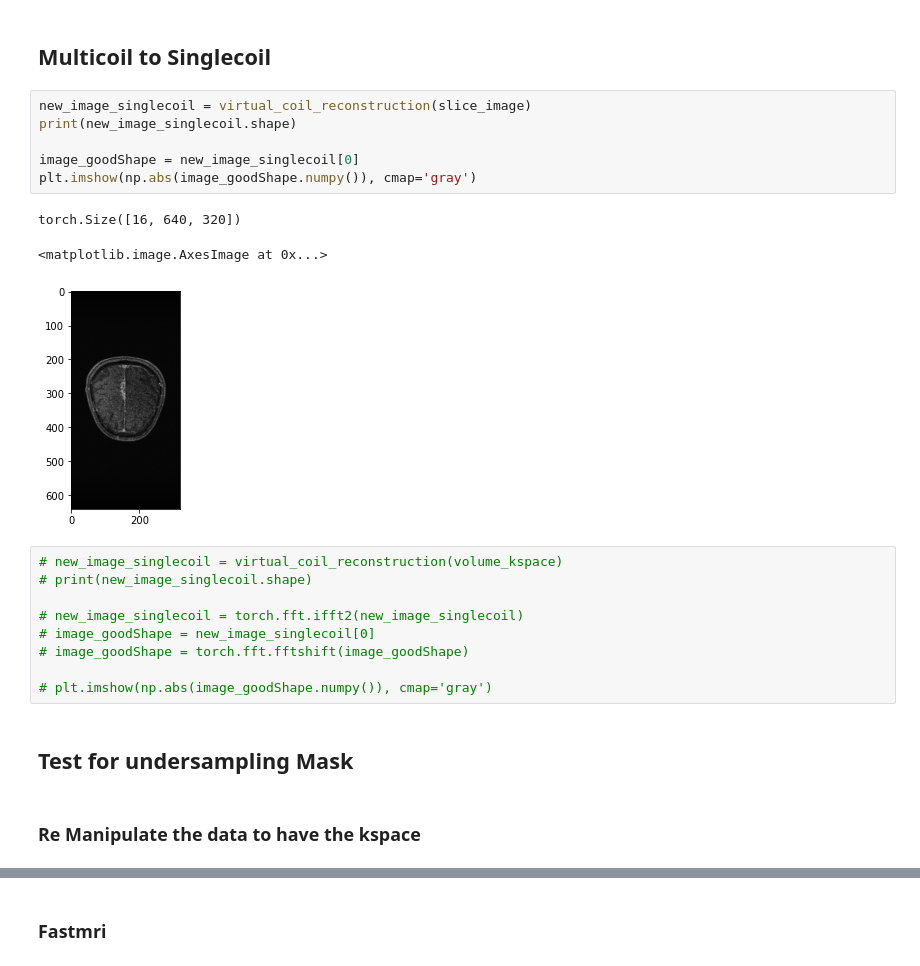
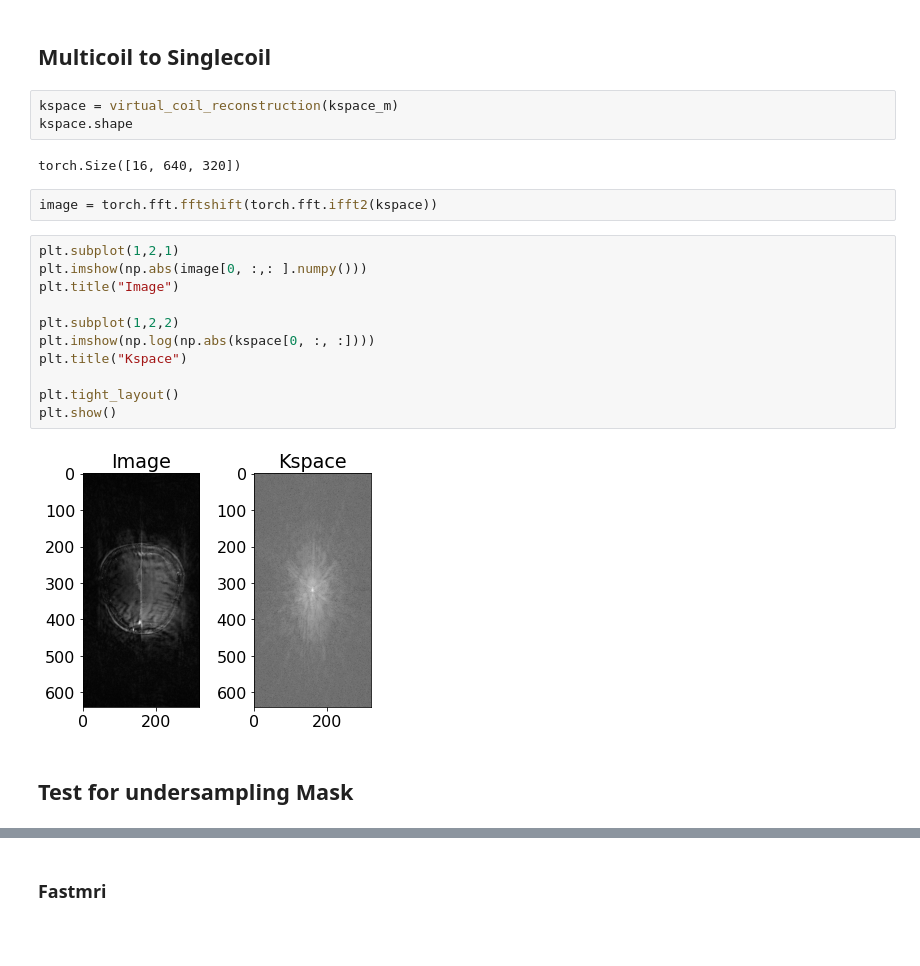
Before and after one commit to mind-inria/mri-dl-recon, a Jupyter notebook: src/mri_dlrecon/functions_torch/tuto_function_torch.ipynb, the cells around one changed output, grey strips where cells are left out. Drawn from its saved outputs; the diff is of its cells as text; blank space fills up the shorter version.

```diff
--- a/src/mri_dlrecon/functions_torch/tuto_function_torch.ipynb
+++ b/src/mri_dlrecon/functions_torch/tuto_function_torch.ipynb
@@ -56,25 +44,24 @@ slices_images = slice_image[slice_image.shape[1]-1]
 # %% [markdown]
 ## Multicoil to Singlecoil
-# %%
-new_image_singlecoil = virtual_coil_reconstruction(slice_image)
-print(new_image_singlecoil.shape)
-
-image_goodShape = new_image_singlecoil[0]
-plt.imshow(np.abs(image_goodShape.numpy()), cmap='gray')
-# %% [output]
-torch.Size([16, 640, 320])
-<matplotlib.image.AxesImage at 0x...>
-[figure, removed]
-# %%
-# new_image_singlecoil = virtual_coil_reconstruction(volume_kspace)
-# print(new_image_singlecoil.shape)
-
-# new_image_singlecoil = torch.fft.ifft2(new_image_singlecoil)
-# image_goodShape = new_image_singlecoil[0]
-# image_goodShape = torch.fft.fftshift(image_goodShape)
-
-# plt.imshow(np.abs(image_goodShape.numpy()), cmap='gray')
+# %%
+kspace = virtual_coil_reconstruction(kspace_m)
+kspace.shape
+# %% [output]
+torch.Size([16, 640, 320])
+# %%
+image = torch.fft.fftshift(torch.fft.ifft2(kspace))
+# %%
+plt.subplot(1,2,1)
+plt.imshow(np.abs(image[0, :,: ].numpy()))
+plt.title("Image")
+
+plt.subplot(1,2,2)
+plt.imshow(np.log(np.abs(kspace[0, :, :])))
+plt.title("Kspace")
+
+plt.tight_layout()
+plt.show()
+# %% [output]
+[figure, added]
 # %% [markdown]
 ## Test for undersampling Mask
-# %% [markdown]
-### Re Manipulate the data to have the kspace
```
Also changed, not shown: parts of 45 cells of this notebook, 2 other files.
